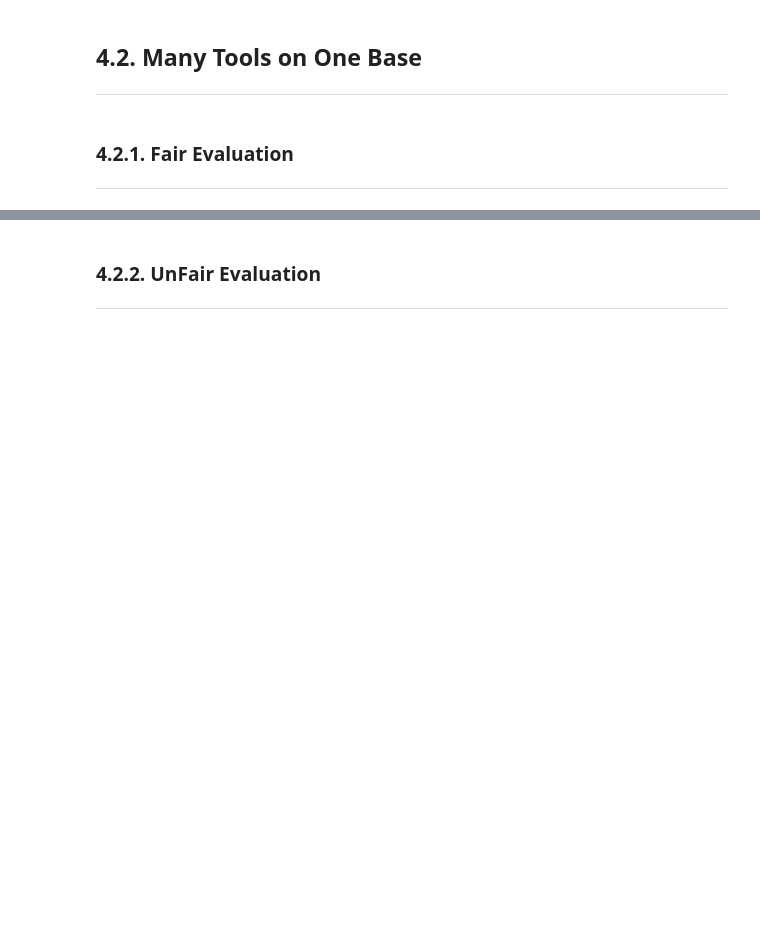
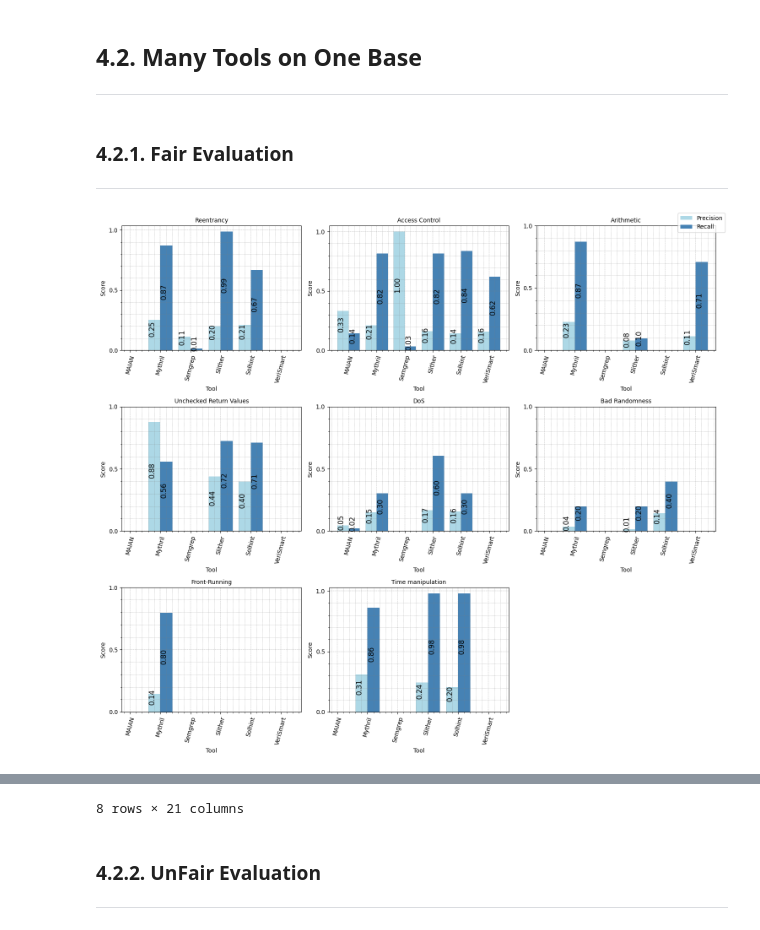
Before and after one commit to MultiTagging/MultiTagging_Demo, a Jupyter notebook: MultiTagging.ipynb, the cells around one changed output, grey strips where cells are left out. Saved outputs shown, nothing was run; the diff lists cells and outputs as text; code cells hidden in the pictures; blank space fills up the shorter version.

```diff
--- a/MultiTagging.ipynb
+++ b/MultiTagging.ipynb
@@ -177,5 +484,7 @@ Eval_Results
 # %%
 #Performance of analysis tools
 Eval_Results = plot_result(['MAIAN','Mythril','Semgrep','Slither','Solhint','VeriSmart'],['TestSet'],Fair=True)
-Eval_Results.to_csv('./MultiTagging/Results/Charts/Performance/ToolsPerformanceOnOneBase_Fair.csv',index=False)
+Eval_Results.to_csv('./Results/Charts/Performance/ToolsPerformanceOnOneBase_Fair.csv',index=False)
 Eval_Results
+# %% [output]
+[figure, added]
@@ -182,3 +500,4 @@ Eval_Results
+8 rows × 21 columns
 # %%
 #Performance of analysis tools and voting methods
 Eval_Results = plot_result(['All'],['TestSet'],Fair=True)
```
Also changed, not shown: parts of 36 cells of this notebook, 20 other files.
